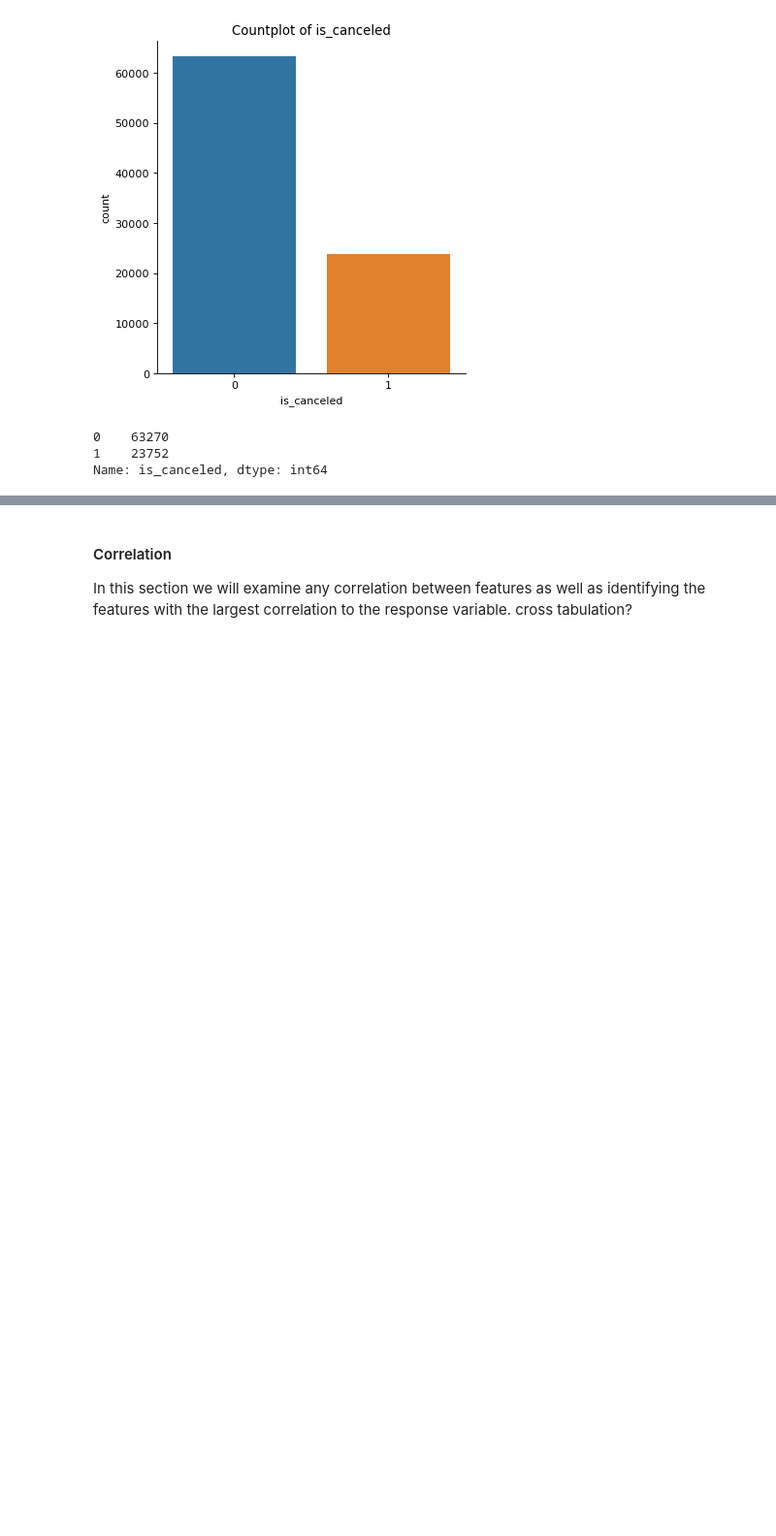
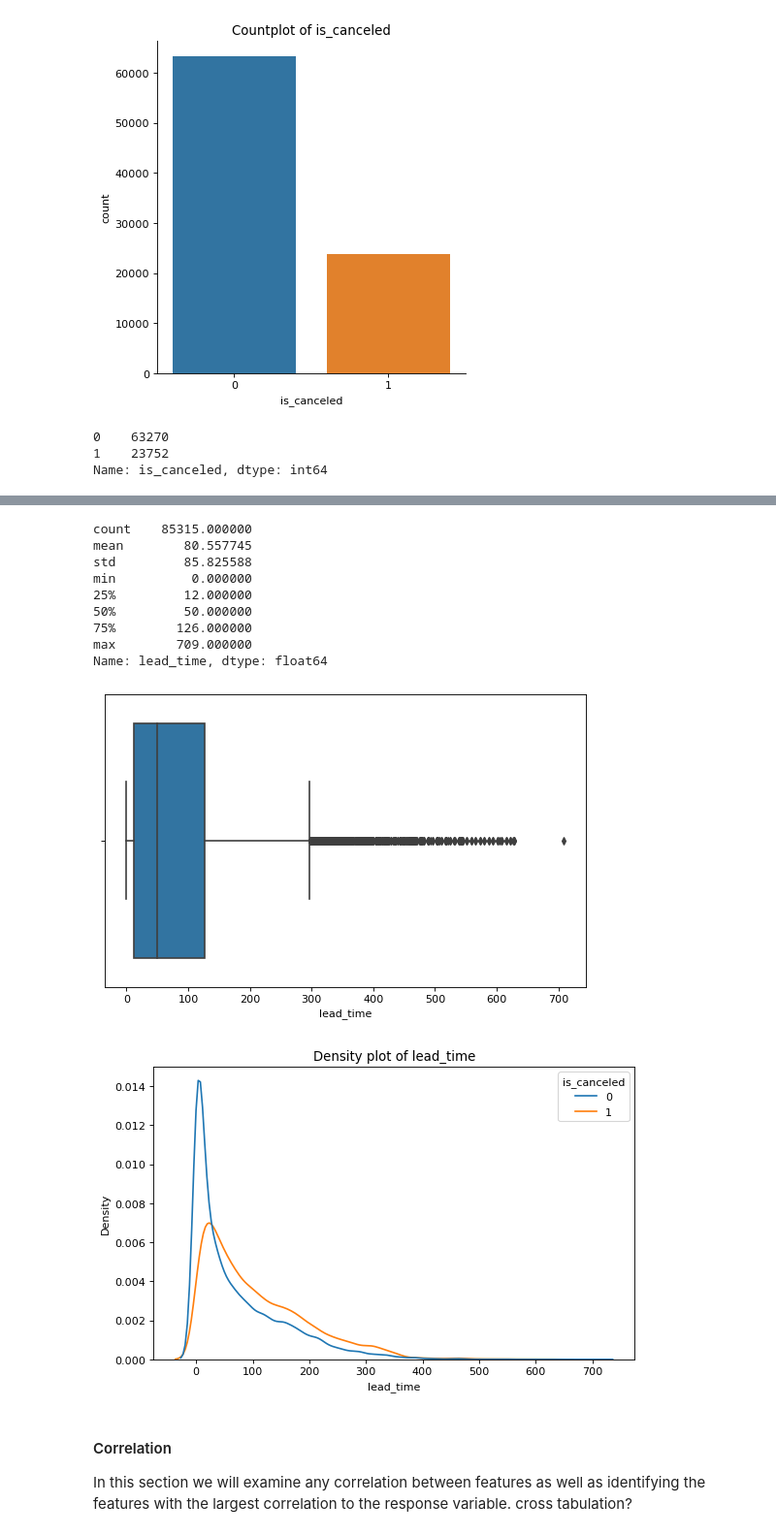
Before and after one commit to williamjones7/MachineLearningProj2, a Jupyter notebook: project2.ipynb, the cells around one changed output, grey strips where cells are left out. Shown at 97% size. Drawn from its saved outputs; the diff is of its cells as text; code cells hidden in the pictures; blank space fills up the shorter version.

```diff
--- a/project2.ipynb
+++ b/project2.ipynb
@@ -296,3 +321,28 @@ Discuss class imbalance and this means for model selection
+# %%
+# Now we do the same for lead_time
+# Print summary statistics for avg_daily_rate
+print(df['lead_time'].describe())
+
+# Boxplot
+sns.boxplot(data = df, x = 'lead_time')
+plt.show()
+
+# Density plot
+sns.kdeplot(data = df, x = 'lead_time', hue = 'is_canceled', common_norm= False )
+plt.title('Density plot of lead_time')
+plt.show()
+# %% [output]
+count    85315.000000
+mean        80.557745
+std         85.825588
+min          0.000000
+25%         12.000000
+50%         50.000000
+75%        126.000000
+max        709.000000
+Name: lead_time, dtype: float64
+[figure, added]
+[figure, added]
 # %% [markdown]
 #### Correlation
 In this section we will examine any correlation between features as well as identifying the features with the largest correlation to the response variable.
```
Also changed, not shown: parts of 11 cells of this notebook.
